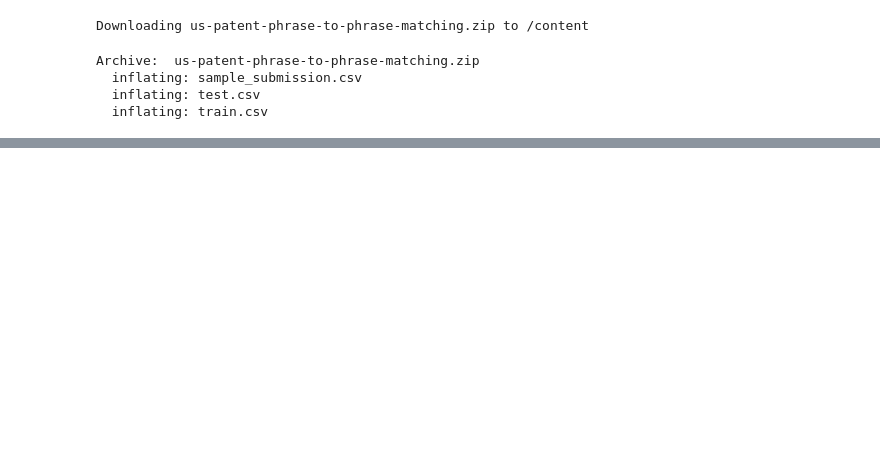
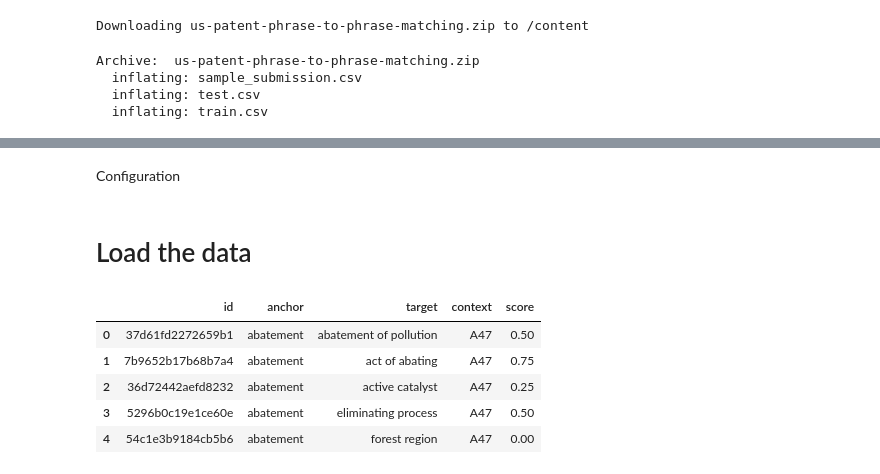
Before and after one commit to Arch-suzuki-MB/CNN-in-tensorflow, a Jupyter notebook: semantic matching.ipynb, the cells around one changed output, grey strips where cells are left out. Saved outputs shown, nothing was run; the diff lists cells and outputs as text; code cells hidden in the pictures; blank space fills up the shorter version.

```diff
--- a/semantic matching.ipynb
+++ b/semantic matching.ipynb
@@ -45,0 +71,2 @@ Archive:  us-patent-phrase-to-phrase-matching.zip
+# %% [markdown]
+Configuration
@@ -45,0 +80,17 @@ Archive:  us-patent-phrase-to-phrase-matching.zip
+# %% [markdown]
+# Load the data
+# %%
+from sklearn.model_selection import train_test_split
+
+data_df=pd.read_csv("train.csv")
+test_df=pd.read_csv("test.csv")
+# %%
+#dataset overview
+data_df.head()
+# %% [output]
+|  | id | anchor | target | context | score |
+| 0 | 37d61fd2272659b1 | abatement | abatement of pollution | A47 | 0.50 |
+| 1 | 7b9652b17b68b7a4 | abatement | act of abating | A47 | 0.75 |
+| 2 | 36d72442aefd8232 | abatement | active catalyst | A47 | 0.25 |
+| 3 | 5296b0c19e1ce60e | abatement | eliminating process | A47 | 0.50 |
+| 4 | 54c1e3b9184cb5b6 | abatement | forest region | A47 | 0.00 |
```
Also changed, not shown: parts of 16 cells of this notebook.
